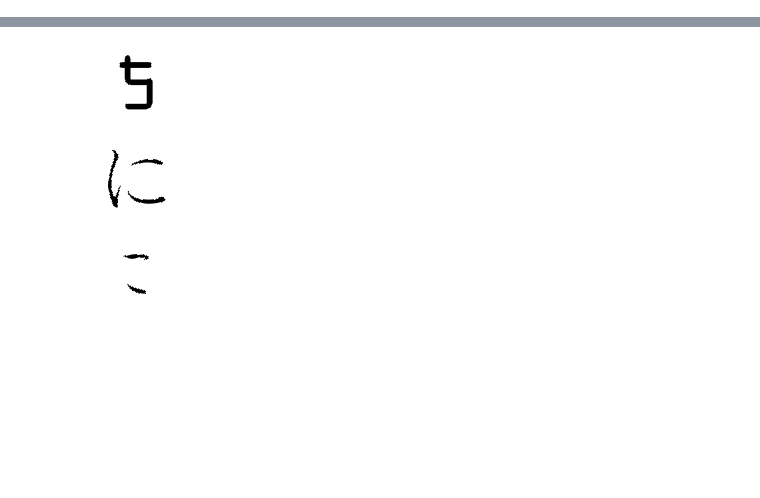
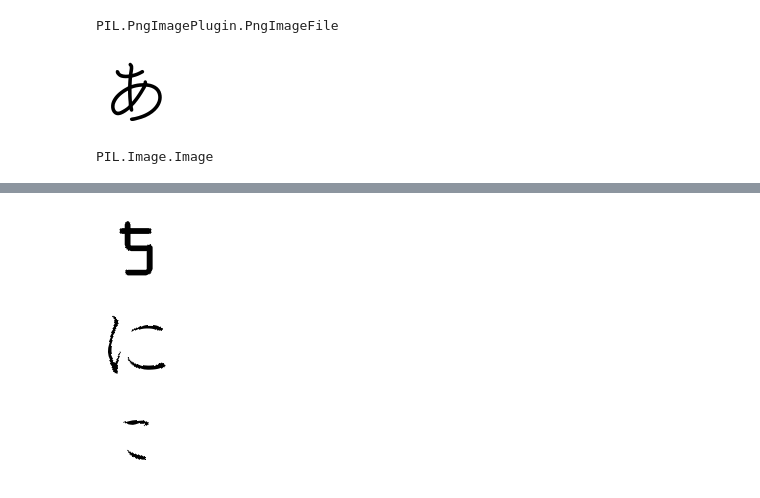
Before and after one commit to yukistavailable/DG-Font, a Jupyter notebook: sample.ipynb, the cells around one changed output, grey strips where cells are left out. Drawn from its saved outputs; the diff is of its cells as text; code cells hidden in the pictures; blank space fills up the shorter version.

```diff
--- a/sample.ipynb
+++ b/sample.ipynb
@@ -5,4 +5,20 @@ from IPython.display import display
 import torch
 from torchvision import transforms
 from torchvision.transforms.functional import to_pil_image, to_tensor
+# %%
+img = Image.open('../font-images/id_0/0000.png')
+# %%
+type(img)
+# %% [output]
+PIL.PngImagePlugin.PngImageFile
+# %%
+rgb_img = img.convert('RGB')
+# %%
+display(rgb_img)
+# %% [output]
+[figure, added]
+# %%
+type(rgb_img)
+# %% [output]
+PIL.Image.Image
 # %%
```
Also changed, not shown: parts of 3 cells of this notebook, 1 other file.
